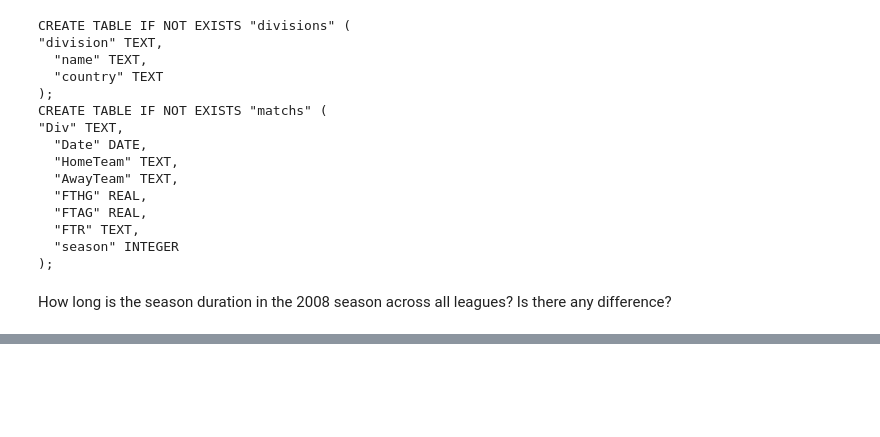
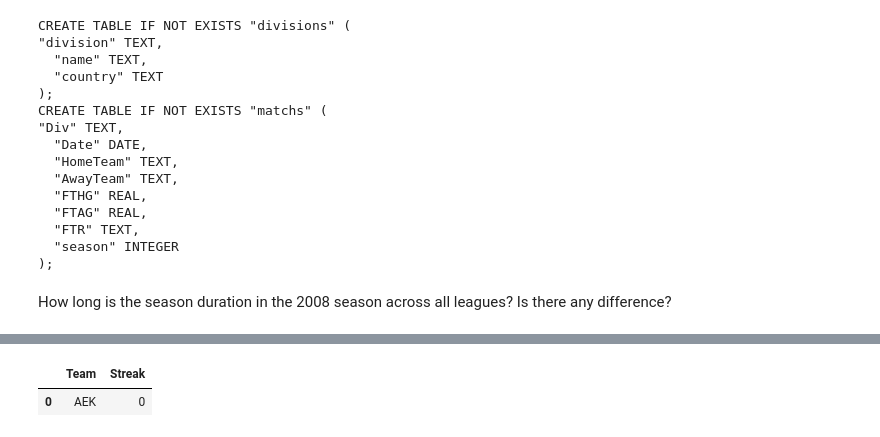
Before and after one commit to ddcots24/European_Football, a Jupyter notebook: European_Football_Analysis.ipynb, the cells around one changed output, grey strips where cells are left out. Drawn from its saved outputs; the diff is of its cells as text; code cells hidden in the pictures; blank space fills up the shorter version.

```diff
--- a/European_Football_Analysis.ipynb
+++ b/European_Football_Analysis.ipynb
@@ -280,0 +342,23 @@ season_duration
+# %%
+home_winning_streak = pd.read_sql('''
+
+WITH rankmatch as (
+SELECT *,
+ROW_NUMBER() OVER(PARTITION BY HomeTeam, AwayTeam ORDER BY date) as matchrank
+FROM matchs m
+)
+
+
+SELECT m1.HomeTeam AS Team,
+        MAX(m1.matchrank - m2.matchrank - 1) AS Streak
+FROM rankmatch as m1
+JOIN rankmatch as m2
+ON m1.HomeTeam = m2.HomeTeam
+AND m1.matchrank = m2.matchrank + 1
+AND m1.FTR = 'H'
+
+''',con)
+home_winning_streak
+# %% [output]
+|  | Team | Streak |
+| 0 | AEK | 0 |
```
Also changed, not shown: parts of 3 cells of this notebook.
